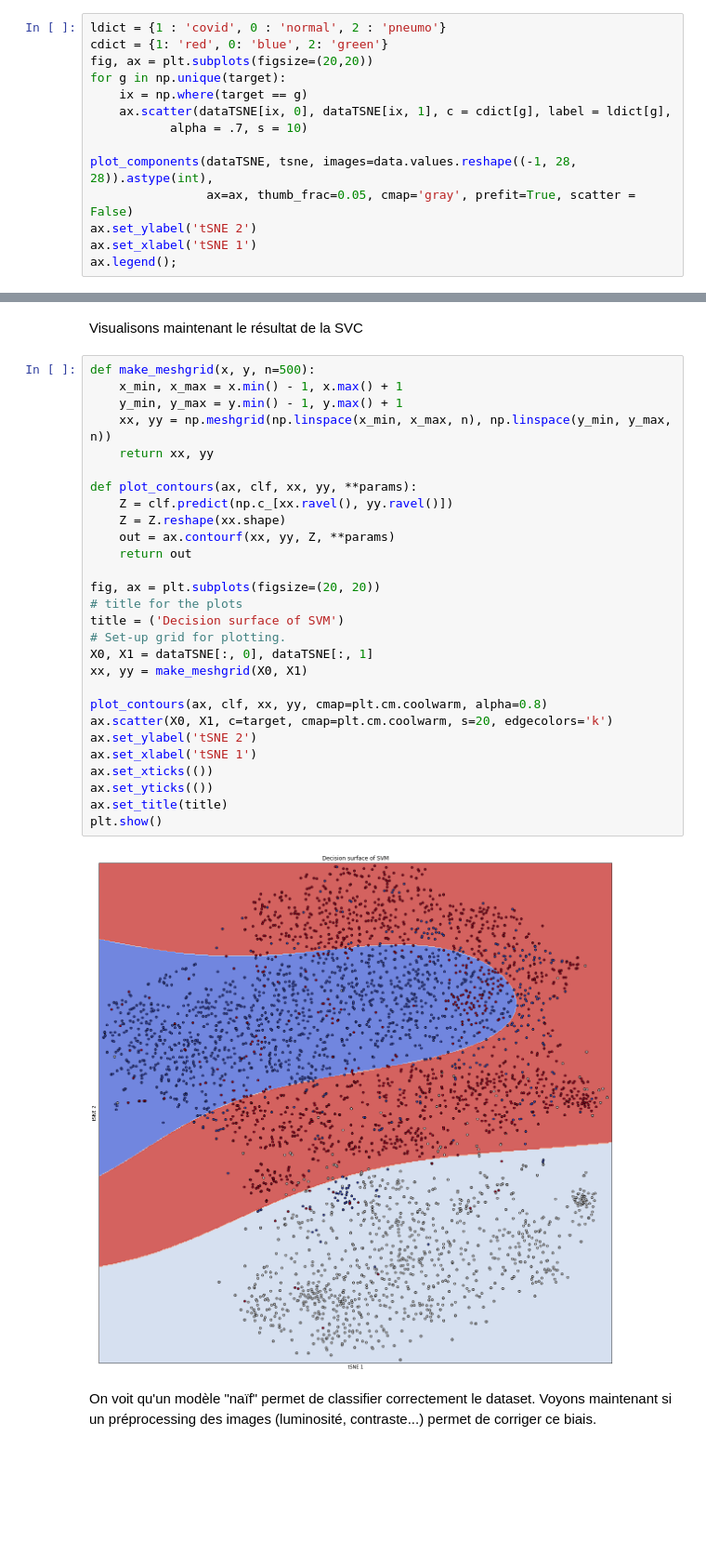
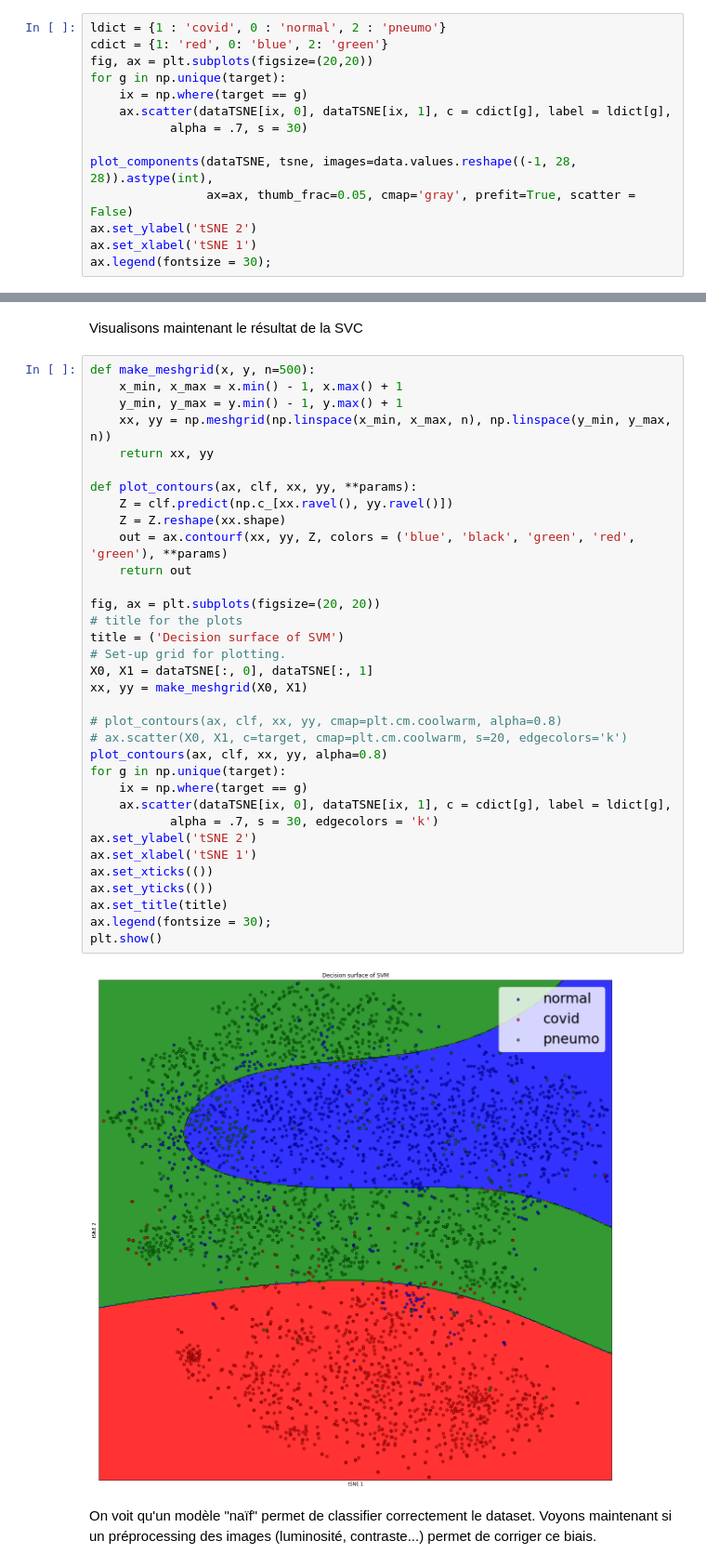
Before and after one commit to 3apt/covid-project, a Jupyter notebook: 2_Dataset_Visualization.ipynb, the cells around one changed output, grey strips where cells are left out. Shown at 93% size. Drawn from its saved outputs; the diff is of its cells as text; blank space fills up the shorter version.

```diff
--- a/2_Dataset_Visualization.ipynb
+++ b/2_Dataset_Visualization.ipynb
@@ -135,11 +143,11 @@ fig, ax = plt.subplots(figsize=(20,20))
 for g in np.unique(target):
     ix = np.where(target == g)
     ax.scatter(dataTSNE[ix, 0], dataTSNE[ix, 1], c = cdict[g], label = ldict[g],
-           alpha = .7, s = 10)
+           alpha = .7, s = 30)
 
 plot_components(dataTSNE, tsne, images=data.values.reshape((-1, 28, 28)).astype(int),
                 ax=ax, thumb_frac=0.05, cmap='gray', prefit=True, scatter = False)
 ax.set_ylabel('tSNE 2')
 ax.set_xlabel('tSNE 1')
-ax.legend();
+ax.legend(fontsize = 30);
 # %% [output]
@@ -207,33 +219,39 @@ Visualisons maintenant le résultat de la SVC
 # %%
 def make_meshgrid(x, y, n=500):
     x_min, x_max = x.min() - 1, x.max() + 1
     y_min, y_max = y.min() - 1, y.max() + 1
     xx, yy = np.meshgrid(np.linspace(x_min, x_max, n), np.linspace(y_min, y_max, n))
     return xx, yy
 
 def plot_contours(ax, clf, xx, yy, **params):
     Z = clf.predict(np.c_[xx.ravel(), yy.ravel()])
     Z = Z.reshape(xx.shape)
-    out = ax.contourf(xx, yy, Z, **params)
+    out = ax.contourf(xx, yy, Z, colors = ('blue', 'black', 'green', 'red', 'green'), **params)
     return out
 
 fig, ax = plt.subplots(figsize=(20, 20))
 # title for the plots
 title = ('Decision surface of SVM')
 # Set-up grid for plotting.
 X0, X1 = dataTSNE[:, 0], dataTSNE[:, 1]
 xx, yy = make_meshgrid(X0, X1)
 
-plot_contours(ax, clf, xx, yy, cmap=plt.cm.coolwarm, alpha=0.8)
-ax.scatter(X0, X1, c=target, cmap=plt.cm.coolwarm, s=20, edgecolors='k')
+# plot_contours(ax, clf, xx, yy, cmap=plt.cm.coolwarm, alpha=0.8)
+# ax.scatter(X0, X1, c=target, cmap=plt.cm.coolwarm, s=20, edgecolors='k')
+plot_contours(ax, clf, xx, yy, alpha=0.8)
+for g in np.unique(target):
+    ix = np.where(target == g)
+    ax.scatter(dataTSNE[ix, 0], dataTSNE[ix, 1], c = cdict[g], label = ldict[g],
+           alpha = .7, s = 30, edgecolors = 'k')
 ax.set_ylabel('tSNE 2')
 ax.set_xlabel('tSNE 1')
 ax.set_xticks(())
 ax.set_yticks(())
 ax.set_title(title)
+ax.legend(fontsize = 30);
 plt.show()
 # %% [output]
-[figure, old version]
+[figure, new version]
 # %% [markdown]
 On voit qu'un modèle "naïf" permet de classifier correctement le dataset. Voyons maintenant si un préprocessing des images (luminosité, contraste...) permet de corriger ce biais.
 # %%
```
Also changed, not shown: parts of 13 cells of this notebook, 8 other files.
